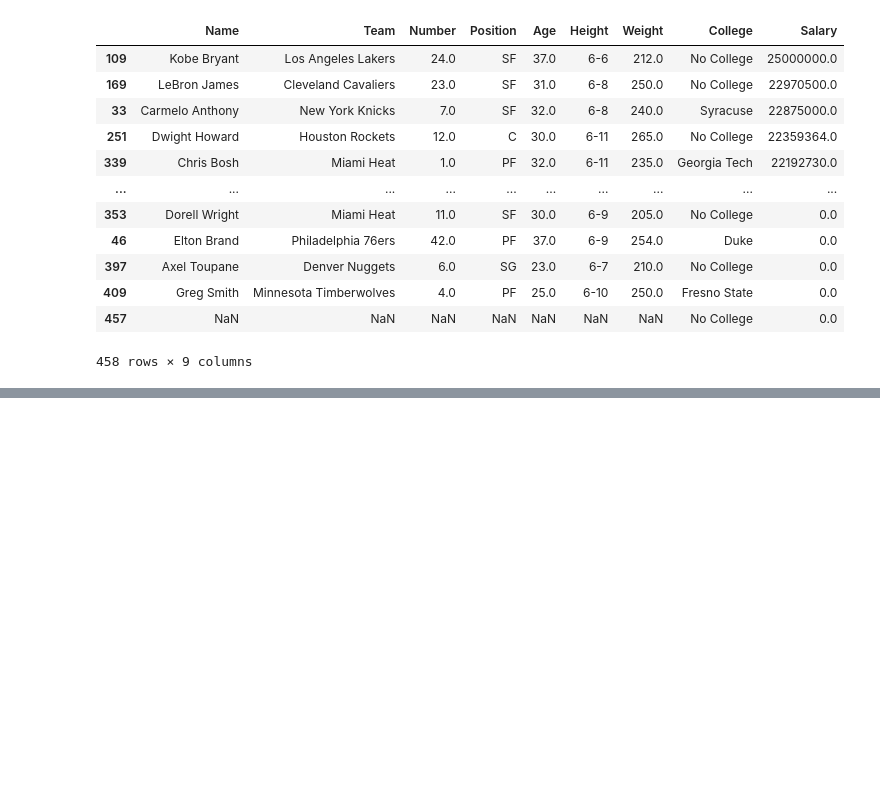
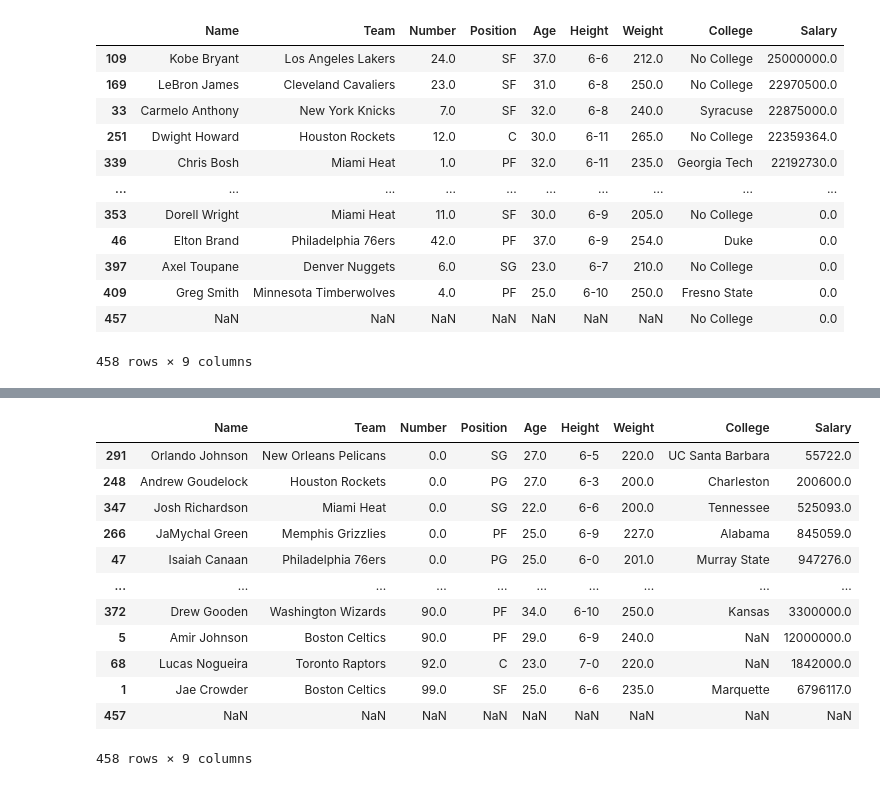
Before and after one commit to Santiago18262/Ciencia_De_Datos, a Jupyter notebook: CienciaDatos/Modulo 1/Pandas/DataFrame.ipynb, the cells around one changed output, grey strips where cells are left out. Saved outputs shown, nothing was run; the diff lists cells and outputs as text; code cells hidden in the pictures; blank space fills up the shorter version.

```diff
--- a/CienciaDatos/Modulo 1/Pandas/DataFrame.ipynb
+++ b/CienciaDatos/Modulo 1/Pandas/DataFrame.ipynb
@@ -716,0 +805,18 @@ nba.sort_values("Salary", ascending = False)
+# %%
+nba = pd.read_csv("nba.csv")
+# %%
+nba.sort_values(["Number", "Salary", "Name"])
+# %% [output]
+|  | Name | Team | Number | Position | Age | Height | Weight | College | Salary |
+| 291 | Orlando Johnson | New Orleans Pelicans | 0.0 | SG | 27.0 | 6-5 | 220.0 | UC Santa Barbara | 55722.0 |
+| 248 | Andrew Goudelock | Houston Rockets | 0.0 | PG | 27.0 | 6-3 | 200.0 | Charleston | 200600.0 |
+| 347 | Josh Richardson | Miami Heat | 0.0 | SG | 22.0 | 6-6 | 200.0 | Tennessee | 525093.0 |
+| 266 | JaMychal Green | Memphis Grizzlies | 0.0 | PF | 25.0 | 6-9 | 227.0 | Alabama | 845059.0 |
+| 47 | Isaiah Canaan | Philadelphia 76ers | 0.0 | PG | 25.0 | 6-0 | 201.0 | Murray State | 947276.0 |
+| ... | ... | ... | ... | ... | ... | ... | ... | ... | ... |
+| 372 | Drew Gooden | Washington Wizards | 90.0 | PF | 34.0 | 6-10 | 250.0 | Kansas | 3300000.0 |
+| 5 | Amir Johnson | Boston Celtics | 90.0 | PF | 29.0 | 6-9 | 240.0 | NaN | 12000000.0 |
+| 68 | Lucas Nogueira | Toronto Raptors | 92.0 | C | 23.0 | 7-0 | 220.0 | NaN | 1842000.0 |
+| 1 | Jae Crowder | Boston Celtics | 99.0 | SF | 25.0 | 6-6 | 235.0 | Marquette | 6796117.0 |
+| 457 | NaN | NaN | NaN | NaN | NaN | NaN | NaN | NaN | NaN |
+458 rows × 9 columns
```
Also changed, not shown: parts of 9 cells of this notebook, 4 other files.
